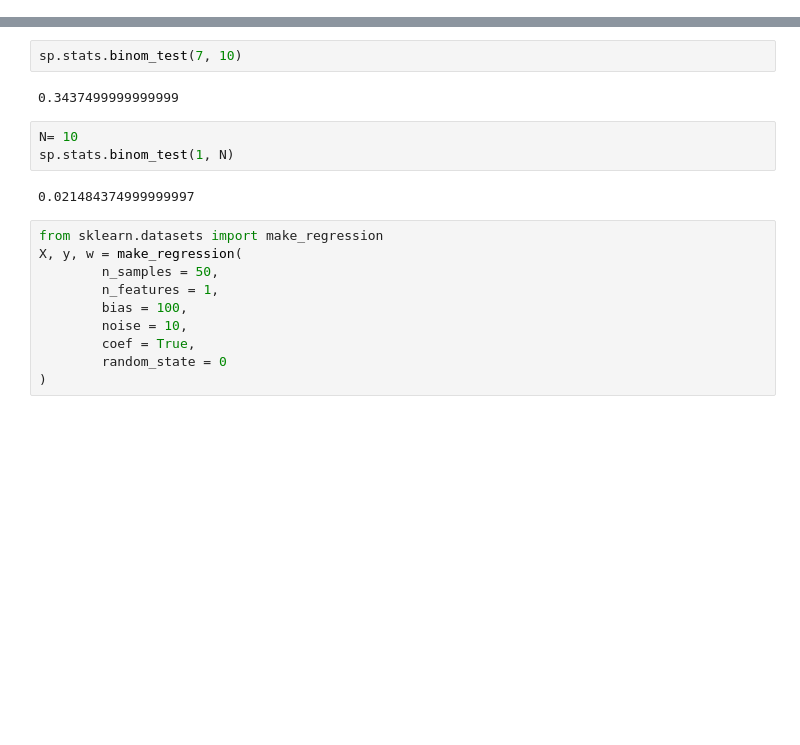
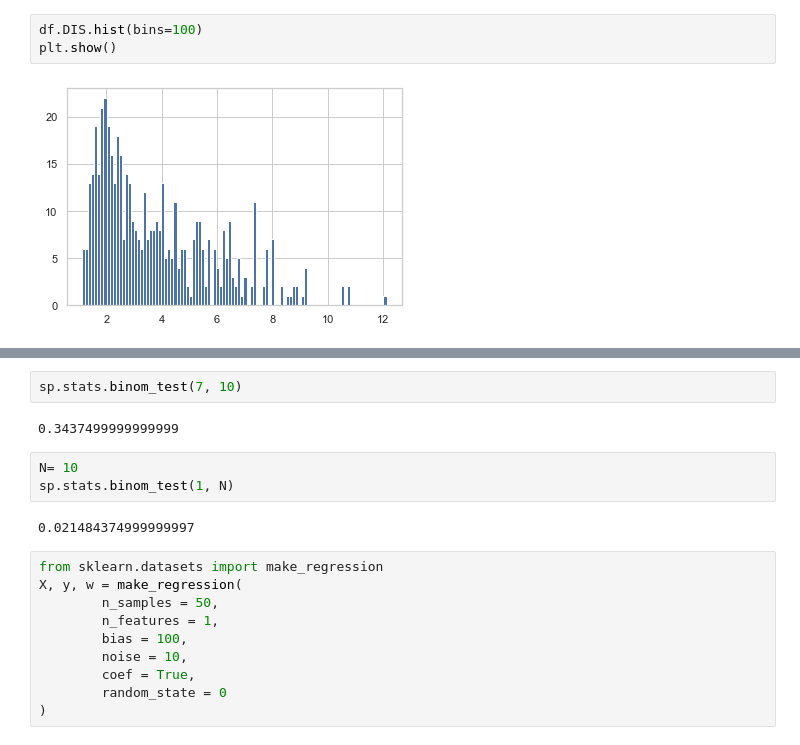
Before and after one commit to KIMS-Github/TIL_, a Jupyter notebook: math/Day17+_Off-line_Class/Math_off_Test_to_Regression .ipynb, the cells around one changed output, grey strips where cells are left out. Drawn from its saved outputs; the diff is of its cells as text; blank space fills up the shorter version.

```diff
--- a/math/Day17+_Off-line_Class/Math_off_Test_to_Regression .ipynb
+++ b/math/Day17+_Off-line_Class/Math_off_Test_to_Regression .ipynb
@@ -0,0 +76,5 @@
+# %%
+df.DIS.hist(bins=100)
+plt.show()
+# %% [output]
+[figure, added]
```
Also changed, not shown: parts of 82 cells of this notebook, 5 other files.
